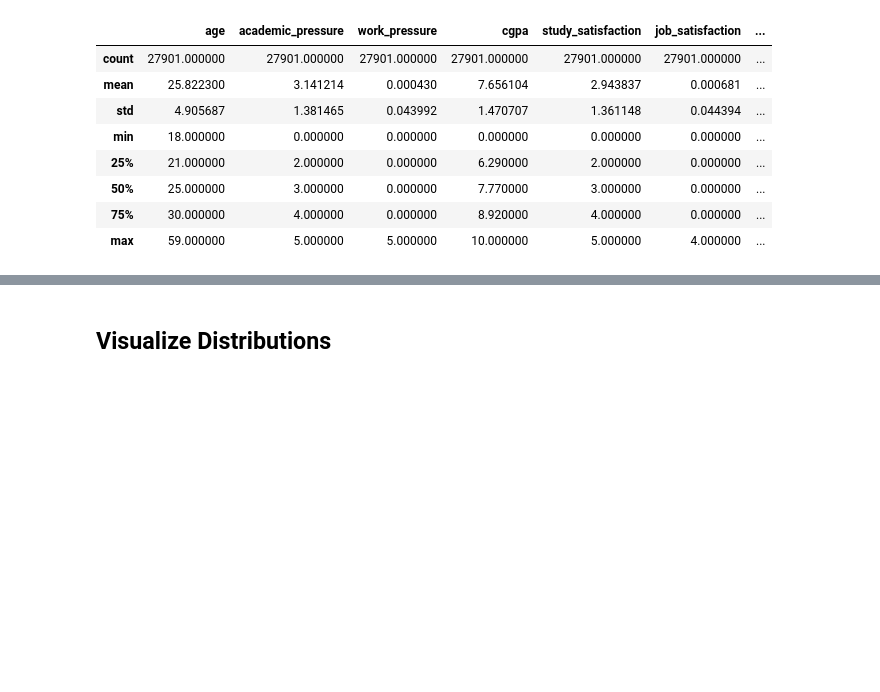
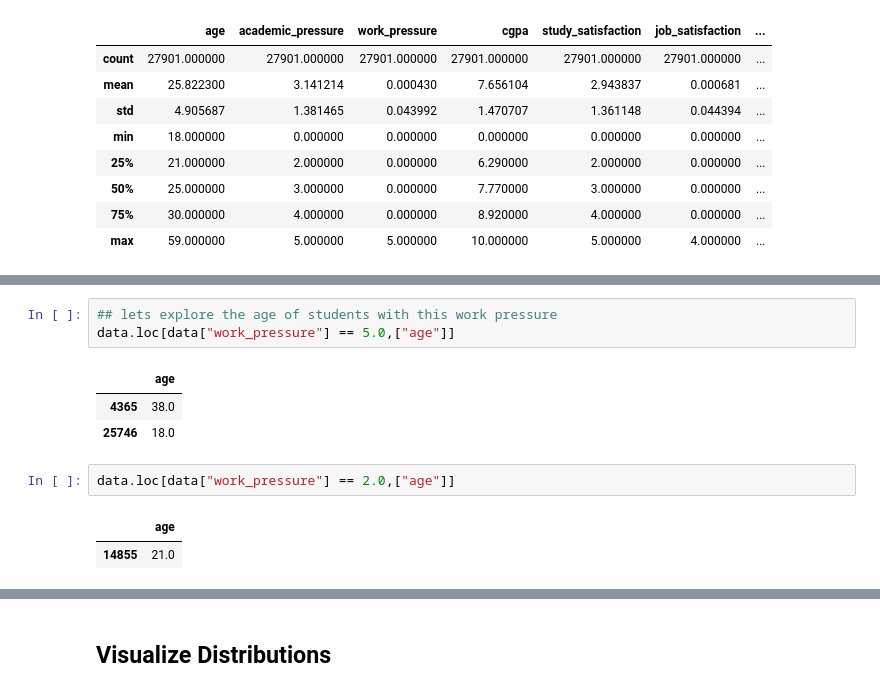
Before and after one commit to gaurangdave/mental_health_ml, a Jupyter notebook: notebooks/00_data_exploration.ipynb, the cells around one changed output, grey strips where cells are left out. Saved outputs shown, nothing was run; the diff lists cells and outputs as text; blank space fills up the shorter version.

```diff
--- a/notebooks/00_data_exploration.ipynb
+++ b/notebooks/00_data_exploration.ipynb
@@ -245,0 +305,12 @@ Observations:
+# %%
+## lets explore the age of students with this work pressure
+data.loc[data["work_pressure"] == 5.0,["age"]]
+# %% [output]
+|  | age |
+| 4365 | 38.0 |
+| 25746 | 18.0 |
+# %%
+data.loc[data["work_pressure"] == 2.0,["age"]]
+# %% [output]
+|  | age |
+| 14855 | 21.0 |
```
Also changed, not shown: parts of 35 cells of this notebook, 4 other files.
